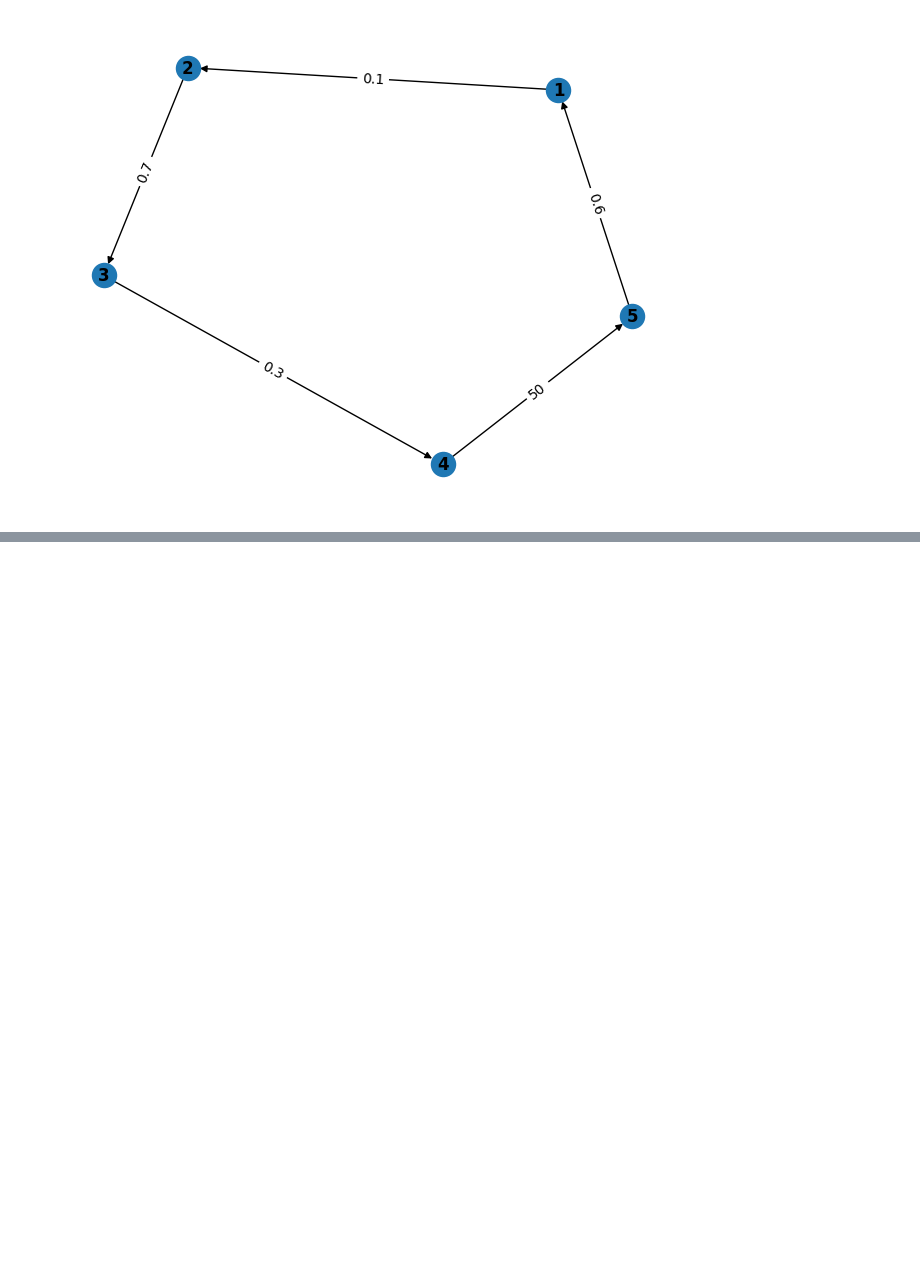
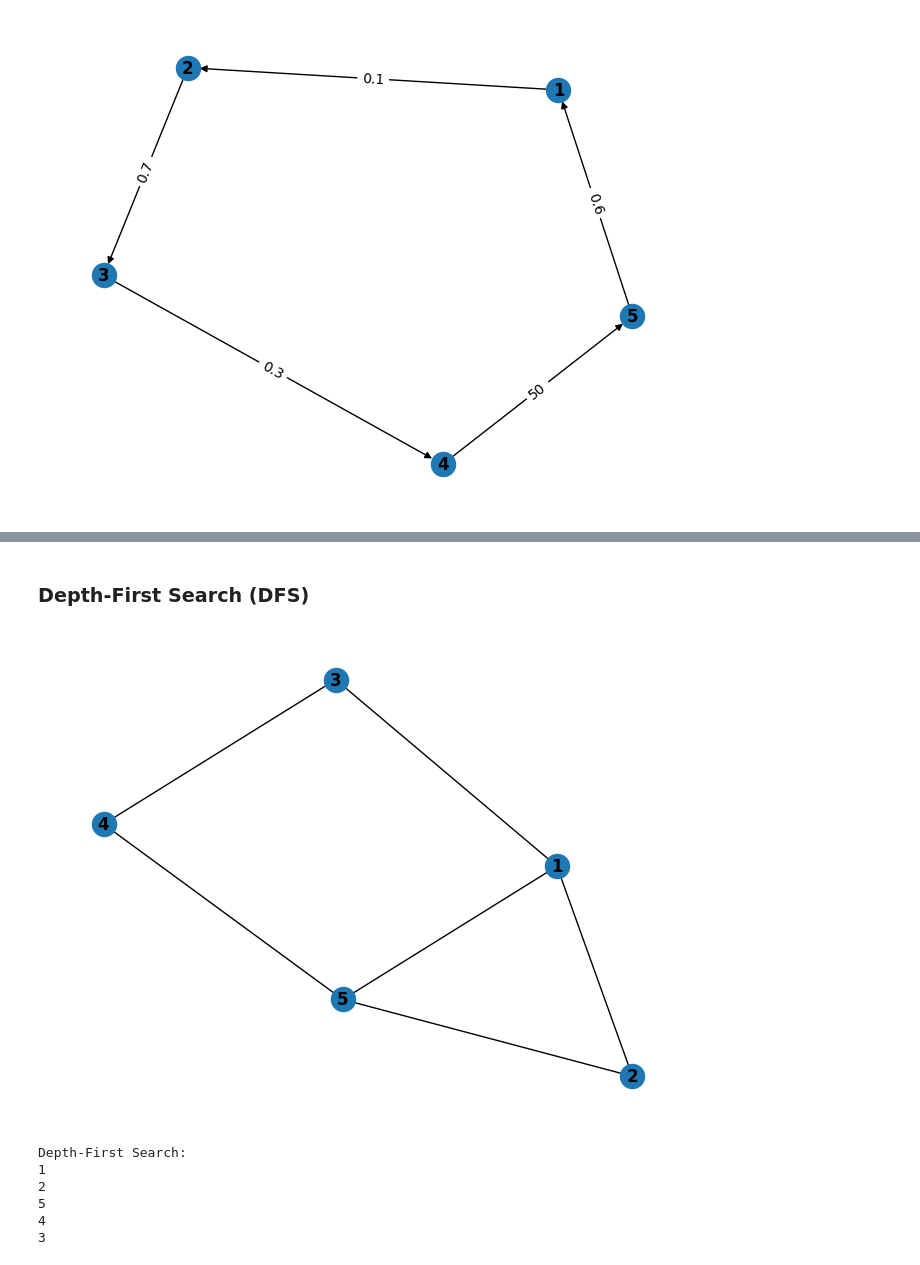
Before and after one commit to behrangEhi/complex-network, a Jupyter notebook: NetworkX.ipynb, the cells around one changed output, grey strips where cells are left out. Saved outputs shown, nothing was run; the diff lists cells and outputs as text; code cells hidden in the pictures; blank space fills up the shorter version.

Commit message:
#6 Implement Traversing Graphs

```diff
--- a/NetworkX.ipynb
+++ b/NetworkX.ipynb
@@ -130,0 +137,27 @@ plt.show()
+# %% [markdown]
+### Depth-First Search (DFS)
+# %%
+# Create a graph
+G = nx.Graph()
+G.add_nodes_from([1, 5, 3, 4, 2])
+G.add_edges_from([(1, 2), (2, 5), (3, 4), (4, 5), (1, 5), (1, 3)])
+
+# Visualize the graph
+pos = nx.spring_layout(G)
+nx.draw(G, pos, with_labels=True, font_weight='bold')
+plt.axis('off')
+plt.show()
+
+# Perform DFS
+print("Depth-First Search:")
+dfs_generator = nx.dfs_preorder_nodes(G, source=1)
+for node in dfs_generator:
+    print(node)
+# %% [output]
+[figure, added]
+Depth-First Search:
+1
+2
+5
+4
+3
```
Also changed, not shown: parts of 6 cells of this notebook.
